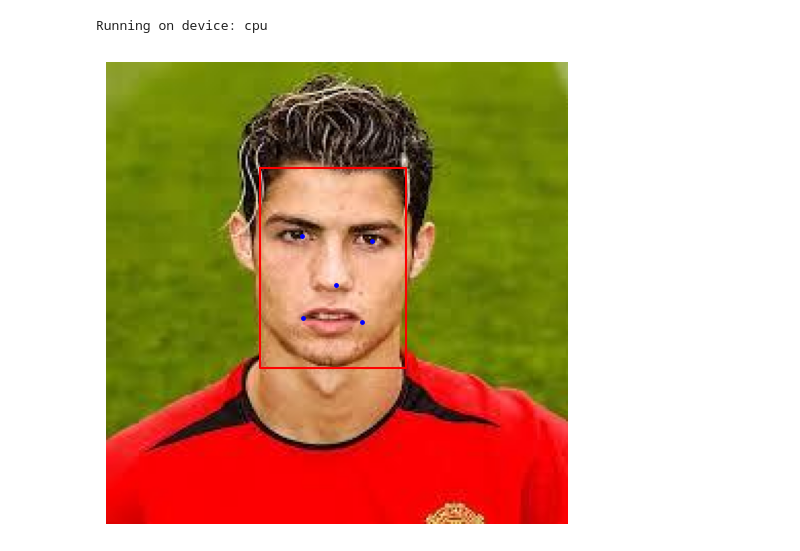
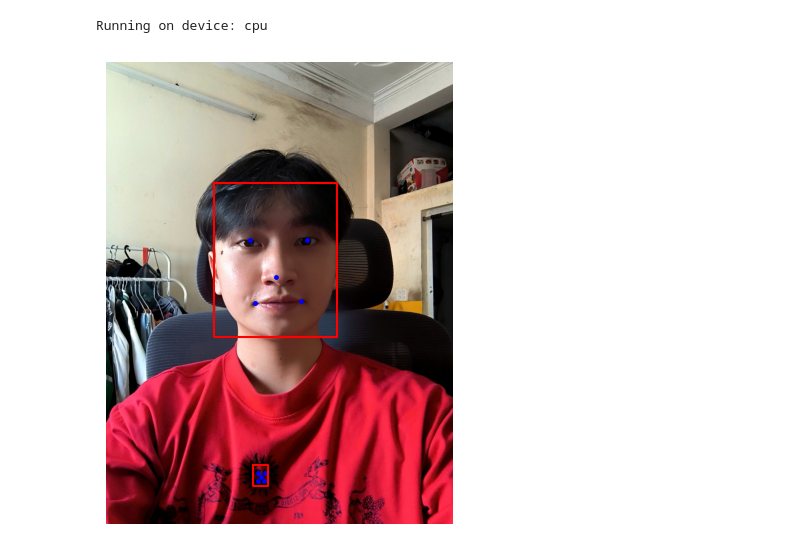
Before and after one commit to PeihPeih/ChamCongTuDong, a Jupyter notebook: face_recognize_timekeeping/Notebook/a.ipynb, the cells around one changed output. Cells and saved outputs as stored; diff of their text form; code cells hidden in the pictures.

```diff
--- a/face_recognize_timekeeping/Notebook/a.ipynb
+++ b/face_recognize_timekeeping/Notebook/a.ipynb
@@ -25,28 +25,28 @@ mtcnn = MTCNN(margin=14, keep_all=True, factor=0.5, device=device).eval()
 resnet = InceptionResnetV1(pretrained='vggface2', device=device).eval()
 # %%
 # Load ảnh
-image = Image.open('./Ronaldo/1.jpg')  # Thay đường dẫn ảnh ở đây
+image = Image.open('./Database/Hieu/1.jpg')  # Thay đường dẫn ảnh ở đây
 
 # Phát hiện khuôn mặt và landmarks
 boxes, probs, landmarks = mtcnn.detect(image, landmarks=True)
 
 # Hiển thị kết quả
 plt.figure(figsize=(8, 6))
 plt.imshow(image)
 plt.axis('off')
 
 # Vẽ bounding boxes và landmarks
 if boxes is not None:
     for box, landmark in zip(boxes, landmarks):
         # Vẽ khung
         x0, y0, x1, y1 = box
         plt.plot([x0, x1, x1, x0, x0], [y0, y0, y1, y1, y0], color='r')
         # Vẽ landmark
         plt.scatter(landmark[:, 0], landmark[:, 1], s=6, c='blue')
 
 plt.show()
 # %% [output]
-[figure, old version]
+[figure, new version]
 # %%
 device = torch.device('cuda' if torch.cuda.is_available() else 'cpu')
 
```
Also changed, not shown: parts of 13 cells of this notebook, 58 other files.
